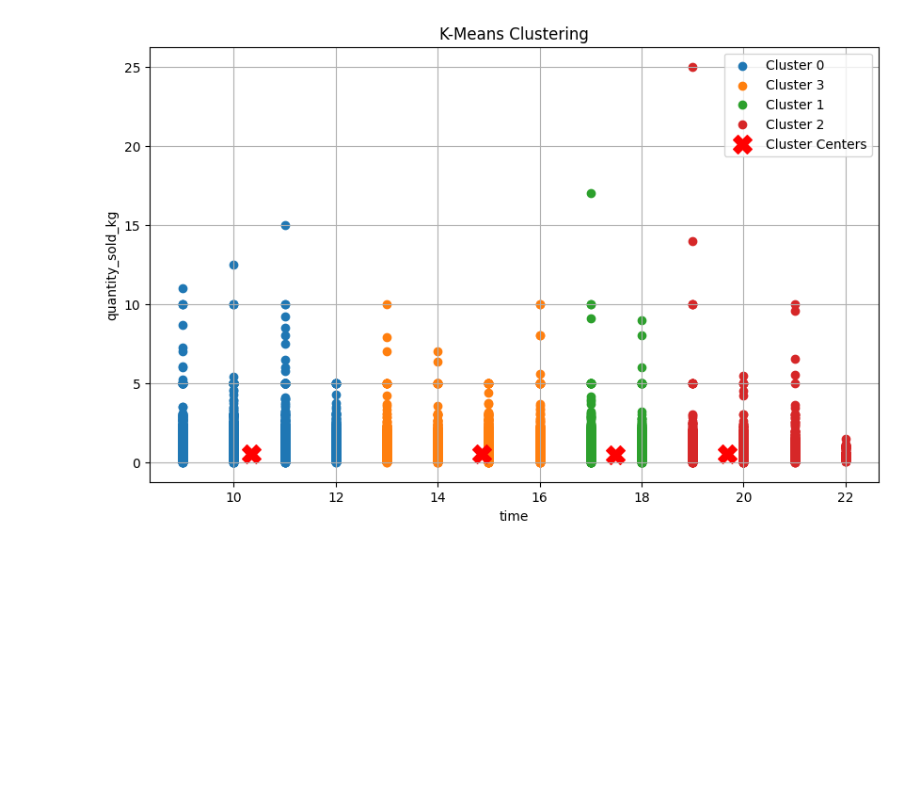
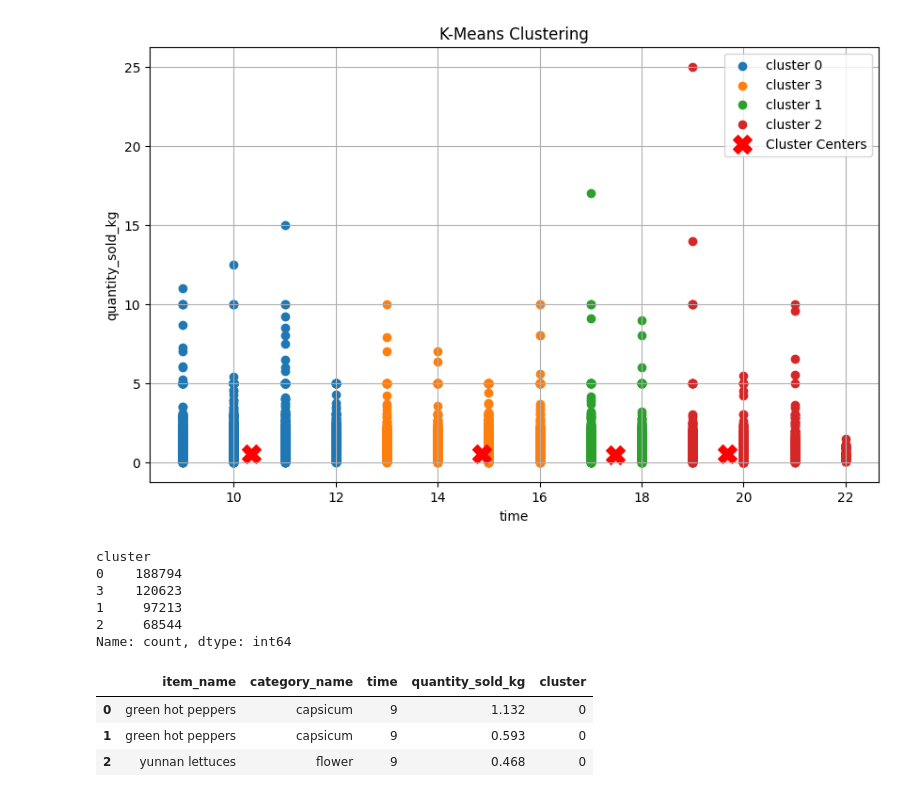
Before and after one commit to RumethSandinu/Project-connexa, a Jupyter notebook: time_based_analysis/model_building.ipynb, the cells around one changed output. Cells and saved outputs as stored; diff of their text form; code cells hidden in the pictures; blank space fills up the shorter version.

```diff
--- a/time_based_analysis/model_building.ipynb
+++ b/time_based_analysis/model_building.ipynb
@@ -58,3 +70,21 @@ plt.show()
 import pickle
 with open('TimeBasedAnalysis.pickle', 'wb') as file:
     pickle.dump(kmeans, file)
+# %%
+df['cluster'].value_counts()
+# %% [output]
+cluster
+0    188794
+3    120623
+1     97213
+2     68544
+Name: count, dtype: int64
+# %%
+df_2 = pd.read_csv('../../datasets/Time_analysis_preprocess_dataset.csv')
+df_2['cluster'] = df['cluster']
+df_2.head(3)
+# %% [output]
+|  | item_name | category_name | time | quantity_sold_kg | cluster |
+| 0 | green hot peppers | capsicum | 9 | 1.132 | 0 |
+| 1 | green hot peppers | capsicum | 9 | 0.593 | 0 |
+| 2 | yunnan lettuces | flower | 9 | 0.468 | 0 |
```
Also changed, not shown: parts of 5 cells of this notebook, 7 other files.
